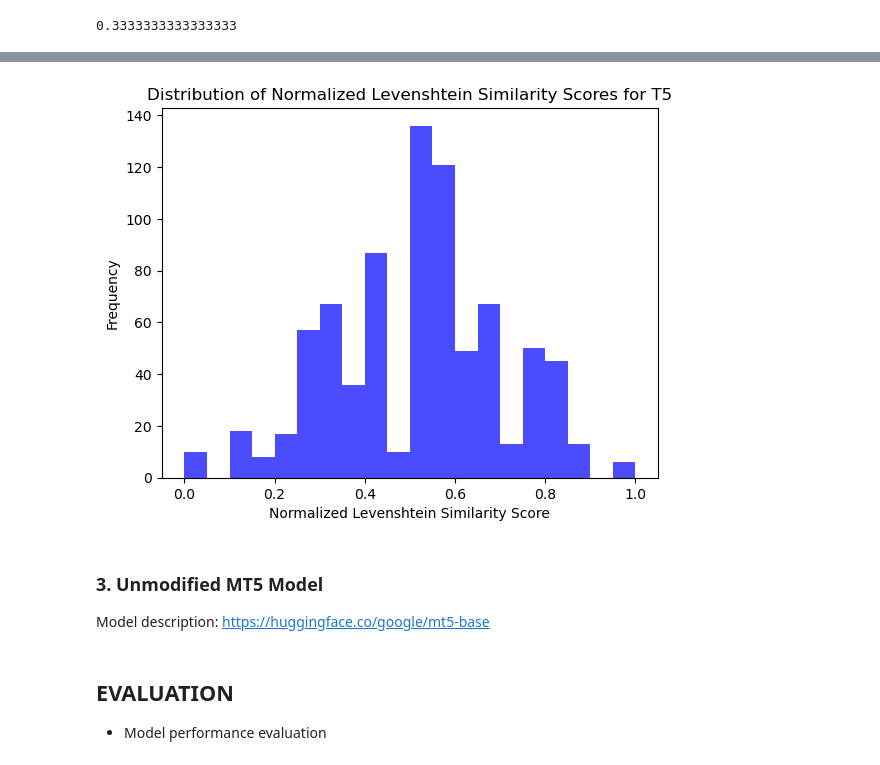
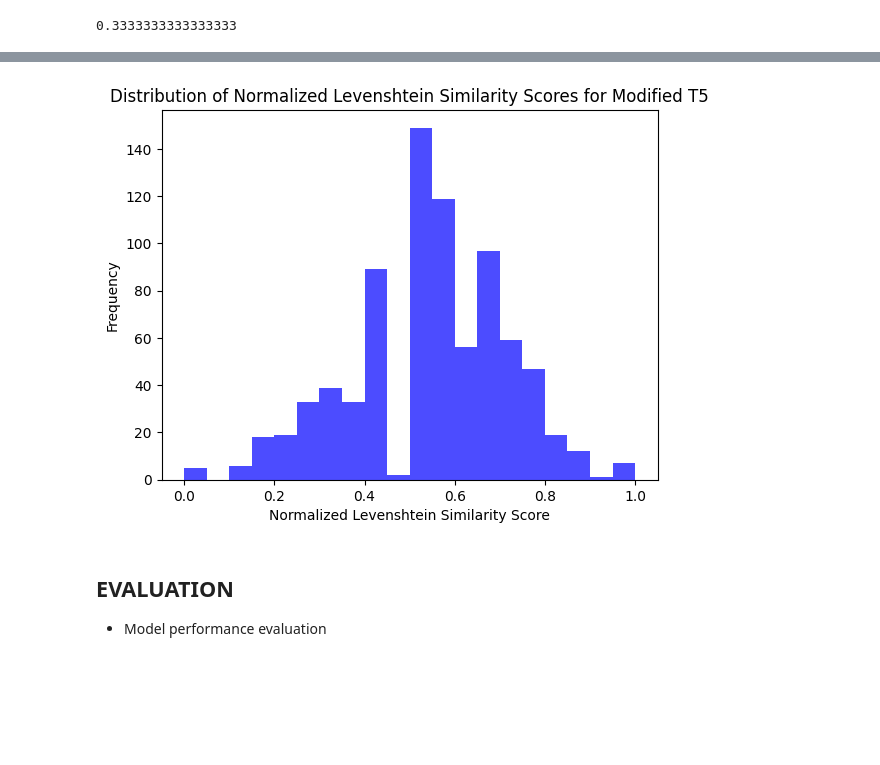
Before and after one commit to sekretaryuk/w266-final-project, a Jupyter notebook: lineara_workfile_5.ipynb, the cells around one changed output, grey strips where cells are left out. Cells and saved outputs as stored; diff of their text form; code cells hidden in the pictures; blank space fills up the shorter version.

```diff
--- a/lineara_workfile_5.ipynb
+++ b/lineara_workfile_5.ipynb
@@ -636,9 +657,5 @@ linearb_names_test: 464
 # %% [markdown]
 ### Tokenization for T5
-# %%
-# Function to tokenize a column
-def tokenize_column(dataframe, column_name):
-    return dataframe[column_name].apply(lambda x: tokenizer.encode(x, add_special_tokens=True))
 # %%
 # @Title: T5 Tokenizer
 
@@ -692,8 +708,11 @@ print(T5_data_linearb_names_test.head())
 ### Masking Tokens for T5
 # %%
 def mask_syllables(text, mask_probability=0.15, mask_token='<mask>'):
-    # Assuming text is a string of syllables separated by '<SEP>'
+
+    # Separate text with <SEP>
     syllables = text.split('<SEP>')
+
+    # Mask with mask_token with mask_probability
     masked_syllables = [syl if random.random() > mask_probability else mask_token for syl in syllables]
     return '<SEP>'.join(masked_syllables)
 
@@ -702,6 +721,6 @@ T5_data_linearb_names_train['linear_b_transliterated_sep_masked'] = T5_data_line
 T5_data_linearb_names_test['linear_b_transliterated_sep_masked'] = T5_data_linearb_names_test['linear_b_transliterated_sep'].apply(lambda x: mask_syllables(x))
 
 # Tokenize the masked data
-T5_data_linearb_names_train['linear_b_transliterated_sep_masked_tokenized'] = tokenize_column(T5_data_linearb_names_train, 'linear_b_transliterated_sep_masked')
-T5_data_linearb_names_test['linear_b_transliterated_sep_masked_tokenized'] = tokenize_column(T5_data_linearb_names_test, 'linear_b_transliterated_sep_masked')
+T5_data_linearb_names_train['linear_b_transliterated_sep_masked_tokenized'] = tokenize_column(T5_data_linearb_names_train, 'linear_b_transliterated_sep_masked', T5_tokenizer)
+T5_data_linearb_names_test['linear_b_transliterated_sep_masked_tokenized'] = tokenize_column(T5_data_linearb_names_test, 'linear_b_transliterated_sep_masked', T5_tokenizer)
 # %%
@@ -872,5 +890,5 @@ plt.show()
 # %%
-test_input_texts = ["translate LinearB to Greek: " + str(entry) for entry in T5_data_linearb_names_test['linear_b_transliterated_sep']]
+test_input_texts = [str(entry) for entry in T5_data_linearb_names_test['linear_b_transliterated_sep']]
 test_inputs = tokenizer(test_input_texts, return_tensors='pt', padding=True, truncation=True)
 
 # Evaluate
@@ -1050,5 +1080,5 @@ plt.show()
 # %%
-test_input_texts = ["translate LinearB to Greek: " + str(entry) for entry in T5_data_linearb_names_test['linear_b_transliterated_sep']]
+test_input_texts = [str(entry) for entry in T5_data_linearb_names_test['linear_b_transliterated_sep']]
 test_inputs = tokenizer(test_input_texts, return_tensors='pt', padding=True, truncation=True)
 
 # Evaluate
@@ -1135,16 +1165,12 @@ Mean Best Levenshtein Similarity Score: 0.5124644868163386
 # %%
 # Extract the 'Best Levenshtein Similarity Score' column values
 lev_similarity_scores = comparison_df['Best Levenshtein Similarity Score'].values
 
 # Plot histogram of normalized Levenshtein similarity scores
 plt.hist(lev_similarity_scores, bins=20, color='blue', alpha=0.7)
-plt.title('Distribution of Normalized Levenshtein Similarity Scores for T5')
+plt.title('Distribution of Normalized Levenshtein Similarity Scores for Modified T5')
 plt.xlabel('Normalized Levenshtein Similarity Score')
 plt.ylabel('Frequency')
 plt.show()
 # %% [output]
-[figure, old version]
+[figure, new version]
-# %% [markdown]
-### 3. Unmodified MT5 Model
-
-Model description: https://huggingface.co/google/mt5-base
```
Also changed, not shown: parts of 88 cells of this notebook, 4 other files.
